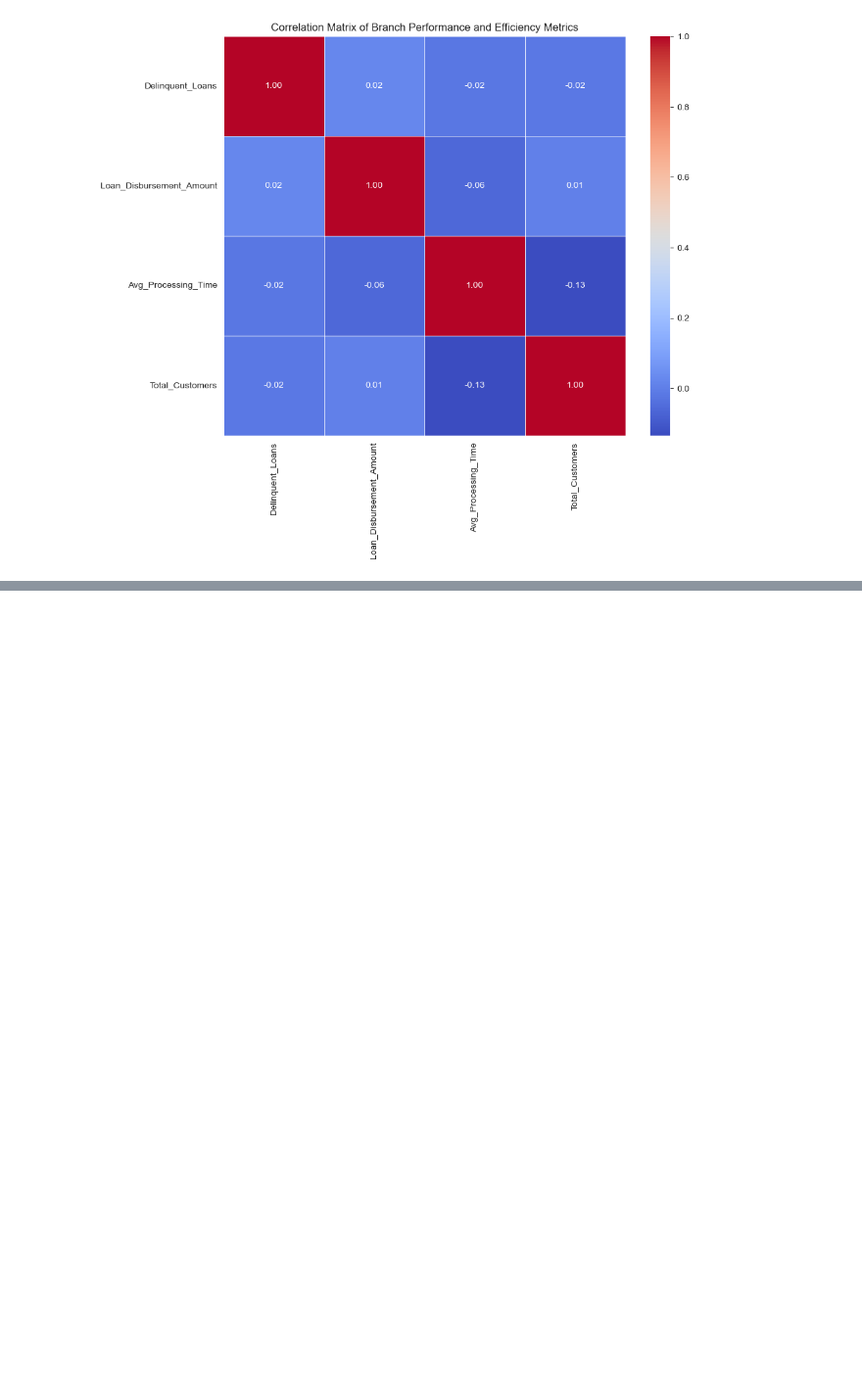
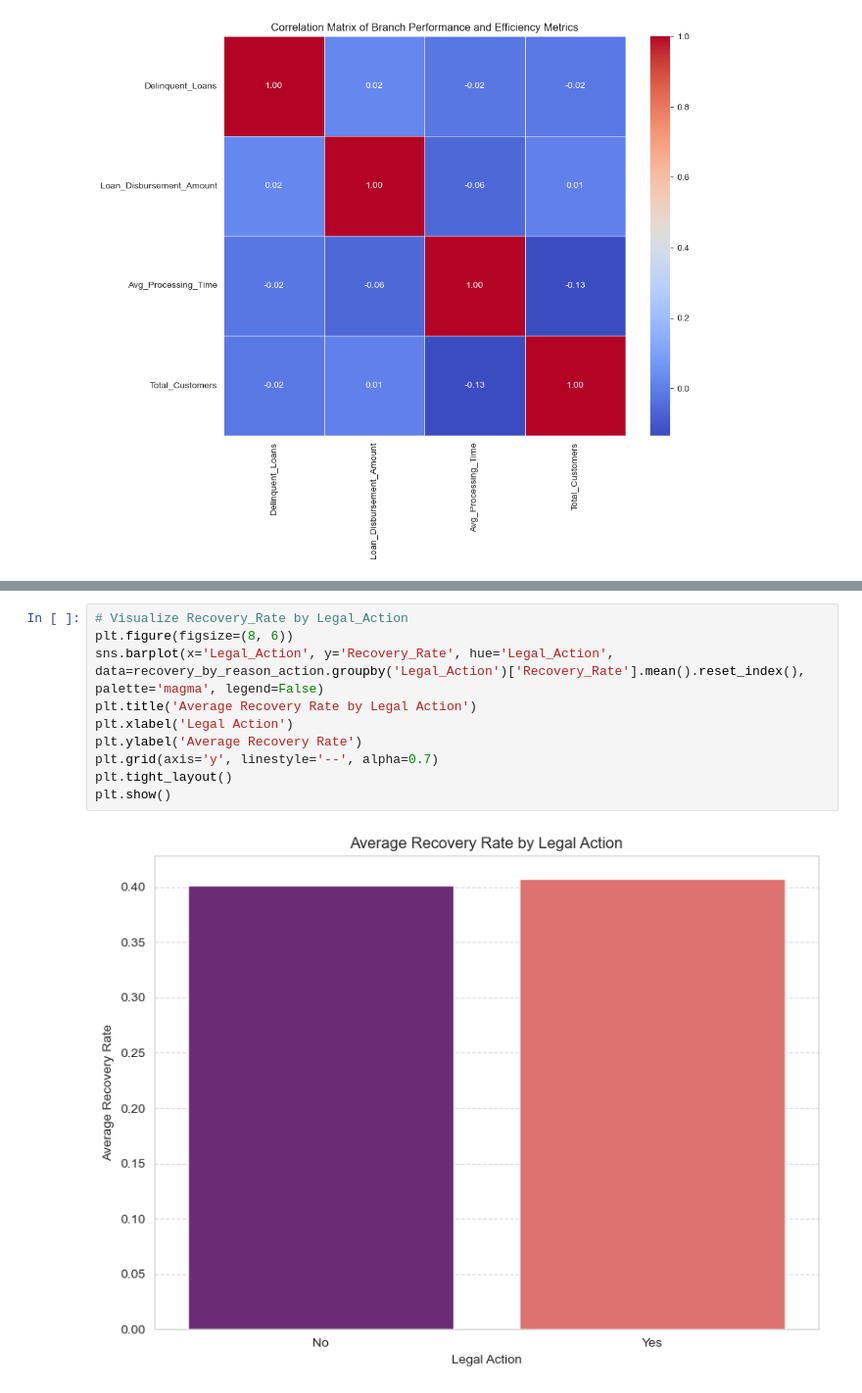
Before and after one commit to nisithasadangi/hv_assignment_28M_12A, a Jupyter notebook: assignment.ipynb, the cells around one changed output, grey strips where cells are left out. Shown at 98% size. Drawn from its saved outputs; the diff is of its cells as text; blank space fills up the shorter version.

```diff
--- a/assignment.ipynb
+++ b/assignment.ipynb
@@ -983,0 +1078,12 @@ plt.show()
+# %%
+# Visualize Recovery_Rate by Legal_Action
+plt.figure(figsize=(8, 6))
+sns.barplot(x='Legal_Action', y='Recovery_Rate', hue='Legal_Action', data=recovery_by_reason_action.groupby('Legal_Action')['Recovery_Rate'].mean().reset_index(), palette='magma', legend=False)
+plt.title('Average Recovery Rate by Legal Action')
+plt.xlabel('Legal Action')
+plt.ylabel('Average Recovery Rate')
+plt.grid(axis='y', linestyle='--', alpha=0.7)
+plt.tight_layout()
+plt.show()
+# %% [output]
+[figure, added]
```
Also changed, not shown: parts of 8 cells of this notebook.
